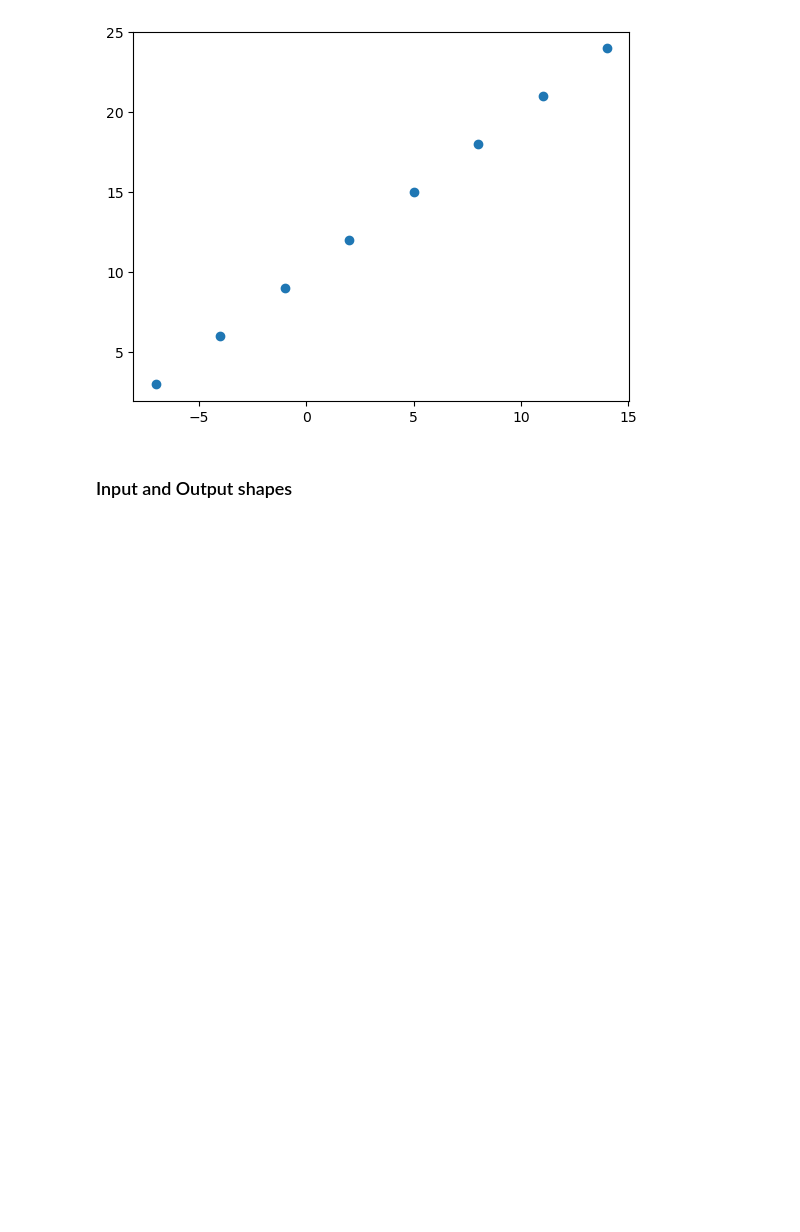
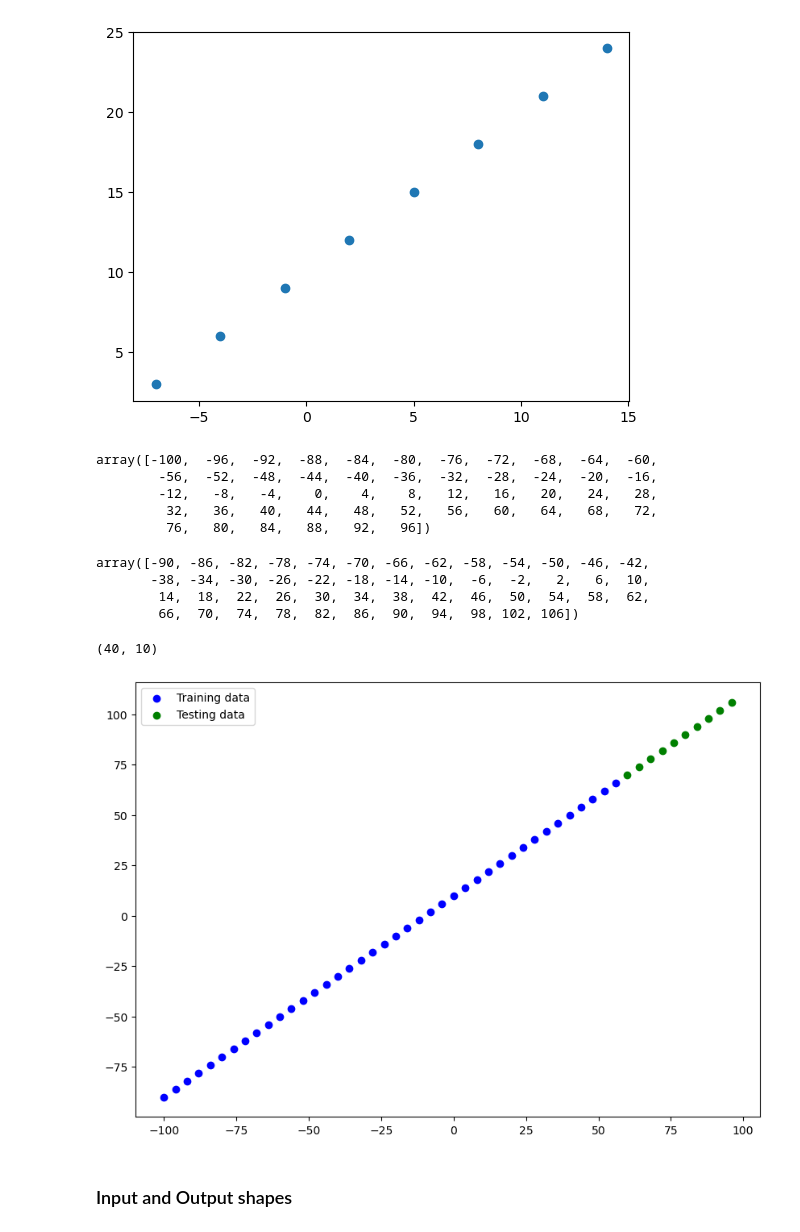
Before and after one commit to Pseudophoenix/Tensorflow-Practice, a Jupyter notebook: tensorflow_NN.ipynb, the cells around one changed output. Cells and saved outputs as stored; diff of their text form; code cells hidden in the pictures; blank space fills up the shorter version.

```diff
--- a/tensorflow_NN.ipynb
+++ b/tensorflow_NN.ipynb
@@ -45,6 +45,46 @@ plt.scatter(X,y)
 # %% [output]
 <matplotlib.collections.PathCollection at 0x...>
 [figure]
+# %%
+# Make a bigger dataset
+X = np.arange(-100, 100, 4)
+X
+# %% [output]
+array([-100,  -96,  -92,  -88,  -84,  -80,  -76,  -72,  -68,  -64,  -60,
+        -56,  -52,  -48,  -44,  -40,  -36,  -32,  -28,  -24,  -20,  -16,
+        -12,   -8,   -4,    0,    4,    8,   12,   16,   20,   24,   28,
+         32,   36,   40,   44,   48,   52,   56,   60,   64,   68,   72,
+         76,   80,   84,   88,   92,   96])
+# %%
+# Make labels for the dataset (adhering to the same pattern as before)
+y = np.arange(-90, 110, 4)
+y
+# %% [output]
+array([-90, -86, -82, -78, -74, -70, -66, -62, -58, -54, -50, -46, -42,
+       -38, -34, -30, -26, -22, -18, -14, -10,  -6,  -2,   2,   6,  10,
+        14,  18,  22,  26,  30,  34,  38,  42,  46,  50,  54,  58,  62,
+        66,  70,  74,  78,  82,  86,  90,  94,  98, 102, 106])
+# %%
+# Split data into train and test sets
+X_train = X[:40] # first 40 examples (80% of data)
+y_train = y[:40]
+
+X_test = X[40:] # last 10 examples (20% of data)
+y_test = y[40:]
+
+len(X_train), len(X_test)
+# %% [output]
+(40, 10)
+# %%
+plt.figure(figsize=(10, 7))
+# Plot training data in blue
+plt.scatter(X_train, y_train, c='b', label='Training data')
+# Plot test data in green
+plt.scatter(X_test, y_test, c='g', label='Testing data')
+# Show the legend
+plt.legend();
+# %% [output]
+[figure, added]
 # %% [markdown]
 ### Input and Output shapes
 # %% [markdown]
```
Also changed, not shown: parts of 10 cells of this notebook.
